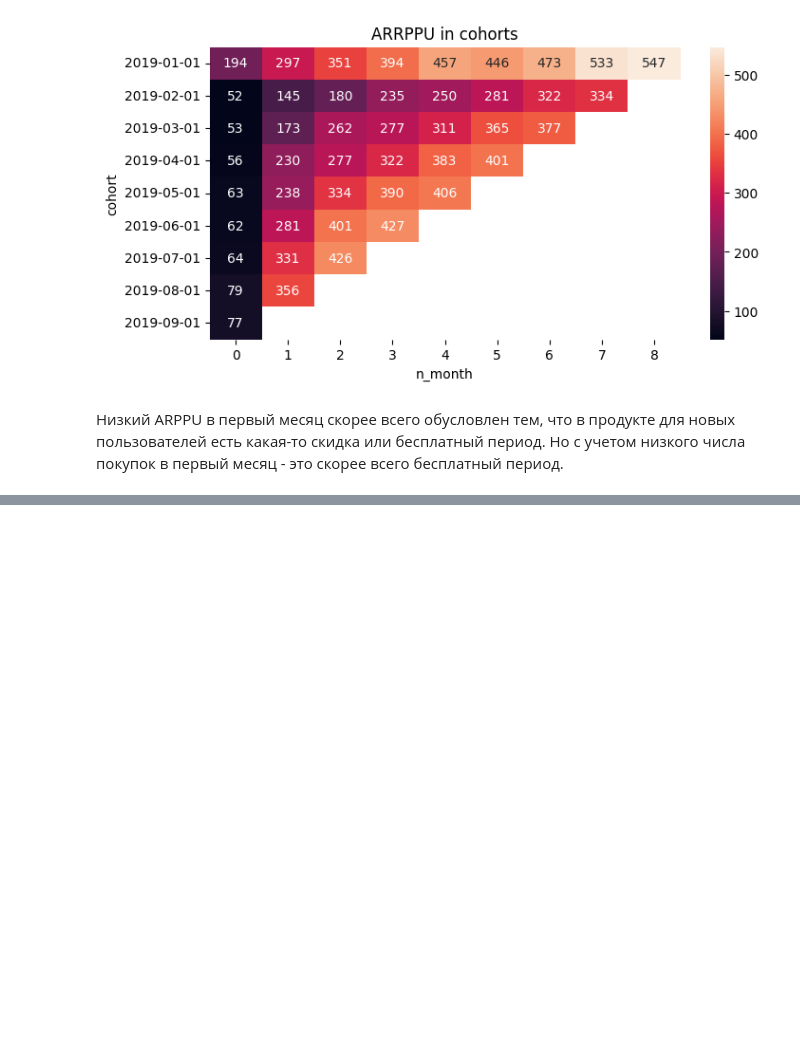
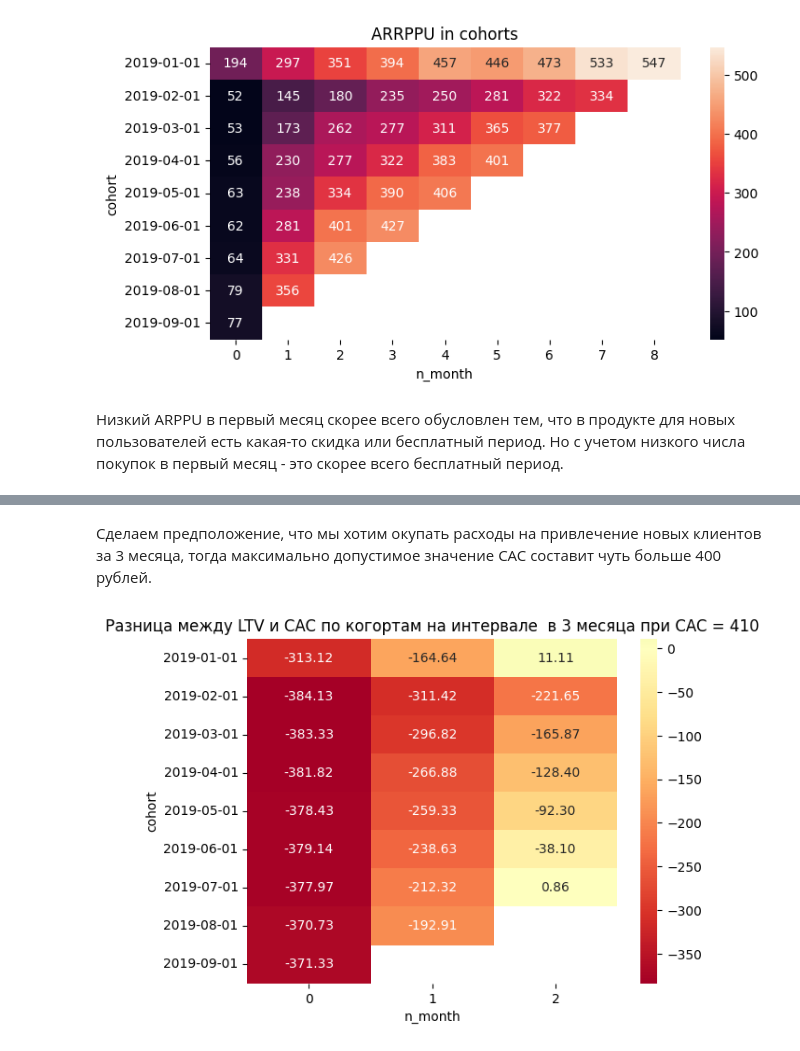
Before and after one commit to aleks-haksly/portfolio, a Jupyter notebook: Marketing analytics/UNIT/unit_economics.ipynb, the cells around one changed output, grey strips where cells are left out. Cells and saved outputs as stored; diff of their text form; code cells hidden in the pictures; blank space fills up the shorter version.

```diff
--- a/Marketing analytics/UNIT/unit_economics.ipynb
+++ b/Marketing analytics/UNIT/unit_economics.ipynb
@@ -414,16 +439,20 @@ cogs_ratio = w.FloatSlider(value=0.5, min=0.01, max=0.99, step=0.01, description
 payback_mths = w.IntSlider(value=3, min=1, max=9, step=1, description="payback_mths")
 cac =  w.IntSlider(value=350, min=150, max=500, step=1, description="CAC")
 
-def ltv(cogs_ratio, payback_mths, cac, display=True):
-  result = arrppu_cumsum.iloc[:,:payback_mths].mul(1.0 - cogs_ratio) - cac
-  if display:
-    sns.heatmap(result, cmap="RdYlGn", annot=True, fmt='.2f', center=0.0).set_title("LTV по когортам")
-  return result
+def ltv(cogs_ratio, payback_mths, cac):
+  df = arrppu_cumsum.iloc[:,:payback_mths].mul(1.0 - cogs_ratio) - cac
+  return sns.heatmap(df, cmap="RdYlGn", annot=True, fmt='.2f', center=0.0).set_title(f"Разница между LTV и CAC по когортам на интервале  в {payback_mths} месяца при CAC = {cac}")
 
 gui = w.interactive_output(ltv, {"cogs_ratio": cogs_ratio, "payback_mths":payback_mths, "cac": cac});
-display(cogs_ratio,payback_mths,cac, gui)
+display(cogs_ratio, payback_mths,cac, gui)
 # %% [output]
 FloatSlider(value=0.5, description='cogs_ratio', max=0.99, min=0.01, step=0.01)
 [interactive output not drawn]
 [interactive output not drawn]
 [interactive output not drawn]
+# %% [markdown]
+Сделаем предположение, что мы хотим окупать расходы на привлечение новых клиентов за 3 месяца, тогда максимально допустимое значение CAC составит чуть больше 400 рублей.
+# %%
+ltv(cogs_ratio=0.5, payback_mths=3, cac=410);
+# %% [output]
+[figure, added]
```
Also changed, not shown: parts of 6 cells of this notebook.
